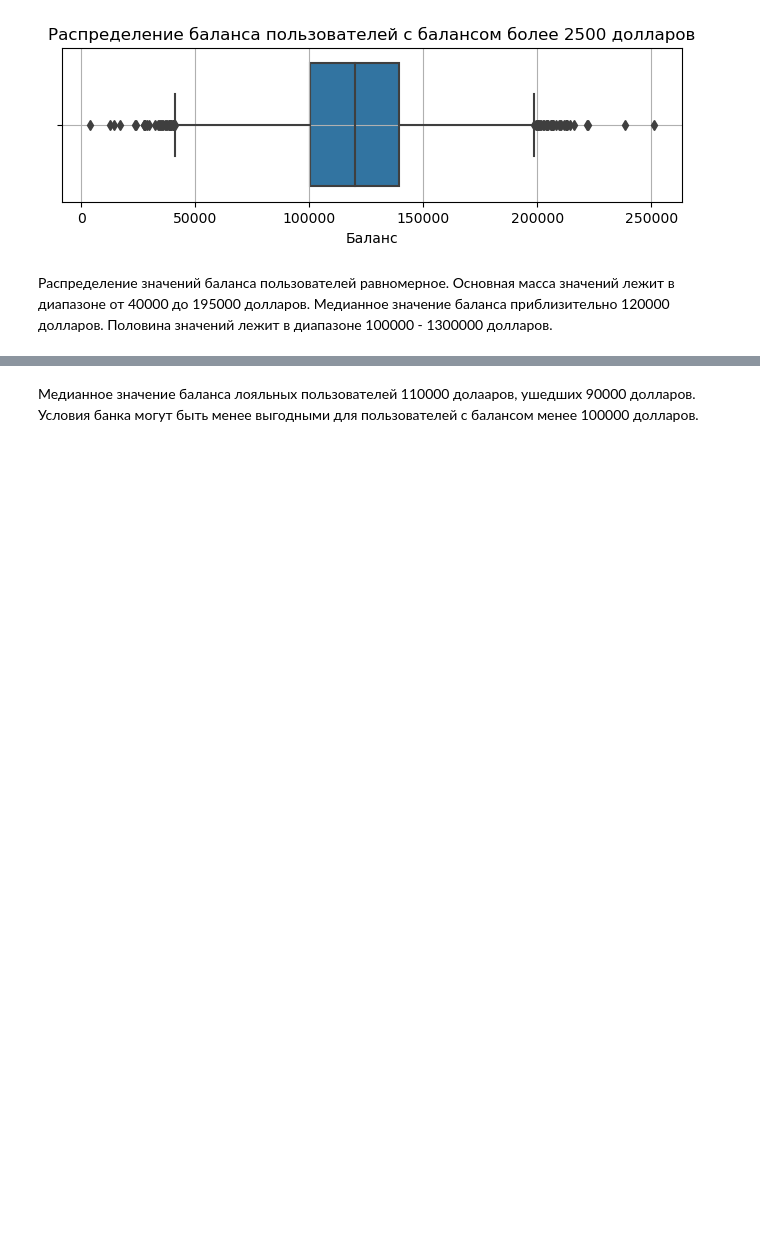
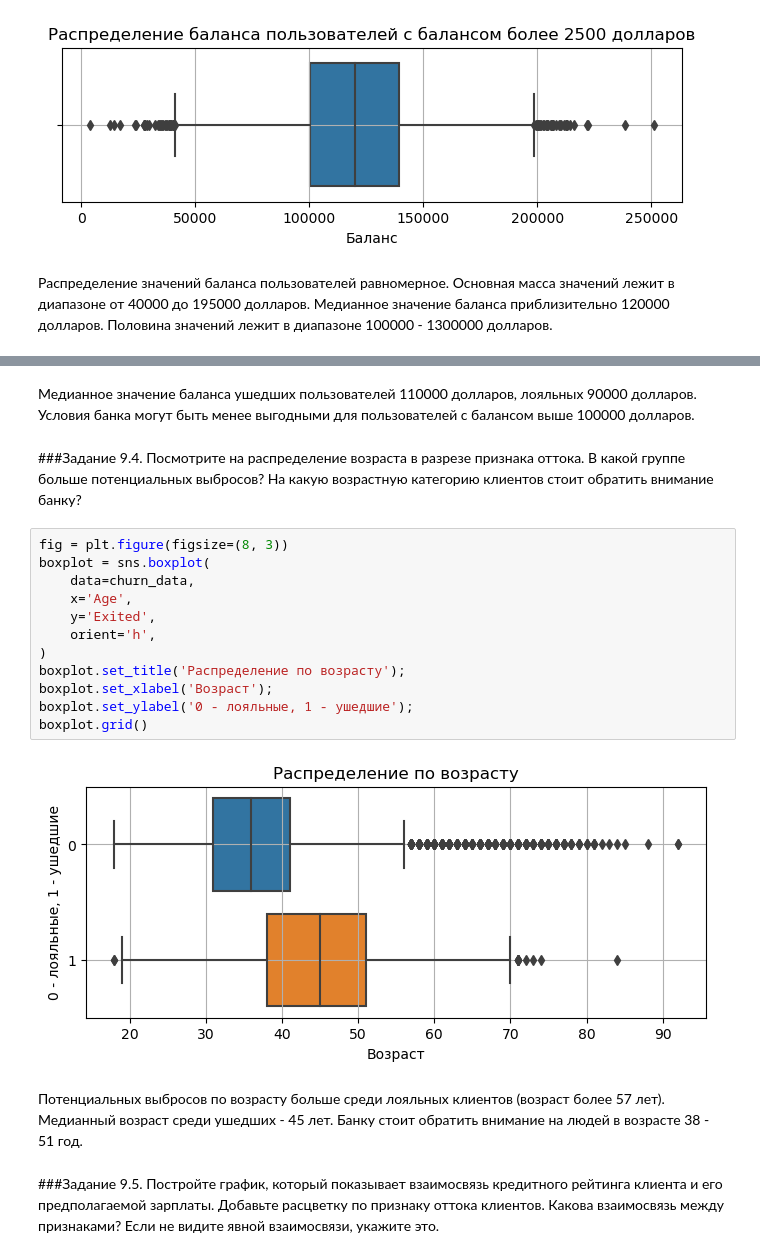
Before and after one commit to Terr14/SF_DS, a Jupyter notebook: SkillFactory/PYTHON-13 Визуализация данных/Python-13 Закрепление знаний.ipynb, the cells around one changed output, grey strips where cells are left out. Drawn from its saved outputs; the diff is of its cells as text; blank space fills up the shorter version.

```diff
--- a/SkillFactory/PYTHON-13 Визуализация данных/Python-13 Закрепление знаний.ipynb
+++ b/SkillFactory/PYTHON-13 Визуализация данных/Python-13 Закрепление знаний.ipynb
@@ -105,4 +104,26 @@ boxplot.grid()
 # %% [output]
 [figure]
 # %% [markdown]
-Медианное значение баланса лояльных пользователей 110000 долааров, ушедших 90000 долларов. Условия банка могут быть менее выгодными для пользователей с балансом менее 100000 долларов.
+Медианное значение баланса ушедших пользователей 110000 долларов, лояльных 90000 долларов. Условия банка могут быть менее выгодными для пользователей с балансом выше 100000 долларов.
+# %% [markdown]
+###Задание 9.4.
+Посмотрите на распределение возраста в разрезе признака оттока. В какой группе больше потенциальных выбросов? На какую возрастную категорию клиентов стоит обратить внимание банку?
+# %%
+fig = plt.figure(figsize=(8, 3))
+boxplot = sns.boxplot(
+    data=churn_data,
+    x='Age',
+    y='Exited',
+    orient='h',
+)
+boxplot.set_title('Распределение по возрасту');
+boxplot.set_xlabel('Возраст');
+boxplot.set_ylabel('0 - лояльные, 1 - ушедшие');
+boxplot.grid()
+# %% [output]
+[figure, added]
+# %% [markdown]
+Потенциальных выбросов по возрасту больше среди лояльных клиентов (возраст более 57 лет). Медианный возраст среди ушедших - 45 лет. Банку стоит обратить внимание на людей в возрасте 38 - 51 год.
+# %% [markdown]
+###Задание 9.5.
+Постройте график, который показывает взаимосвязь кредитного рейтинга клиента и его предполагаемой зарплаты. Добавьте расцветку по признаку оттока клиентов. Какова взаимосвязь между признаками? Если не видите явной взаимосвязи, укажите это.
```
Also changed, not shown: parts of 29 cells of this notebook, 18 other files.
